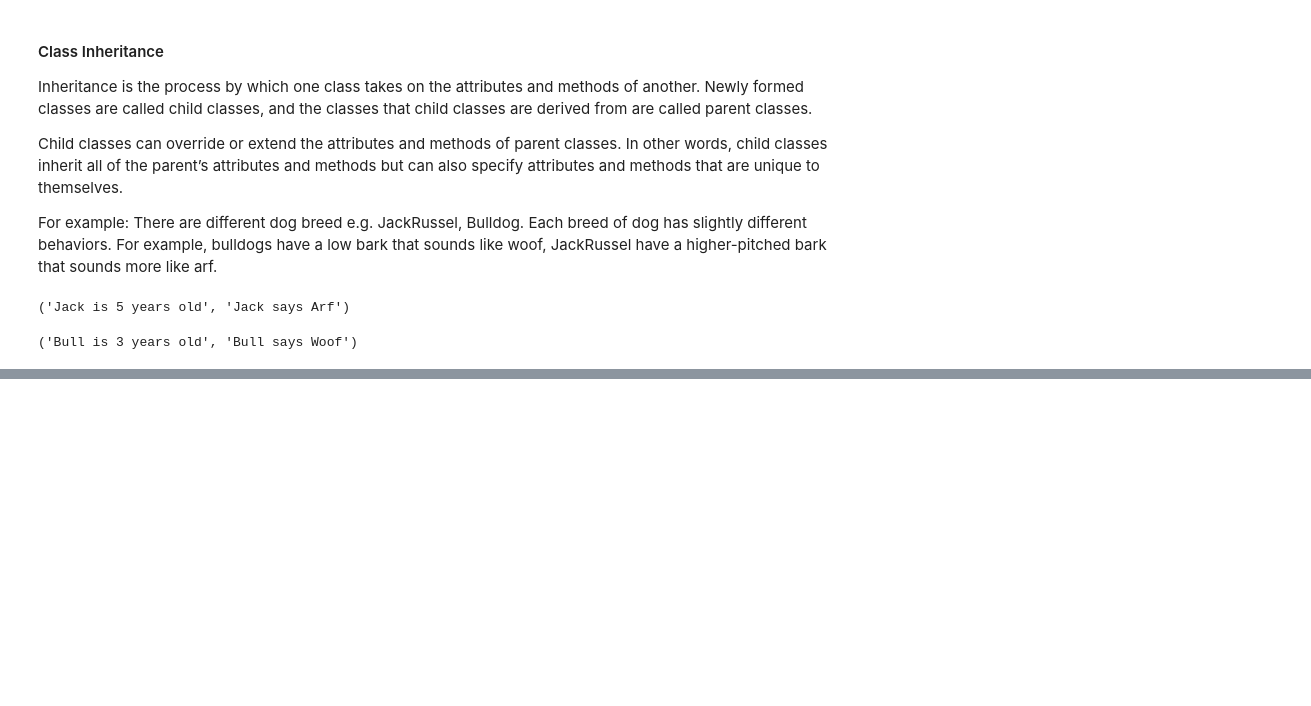
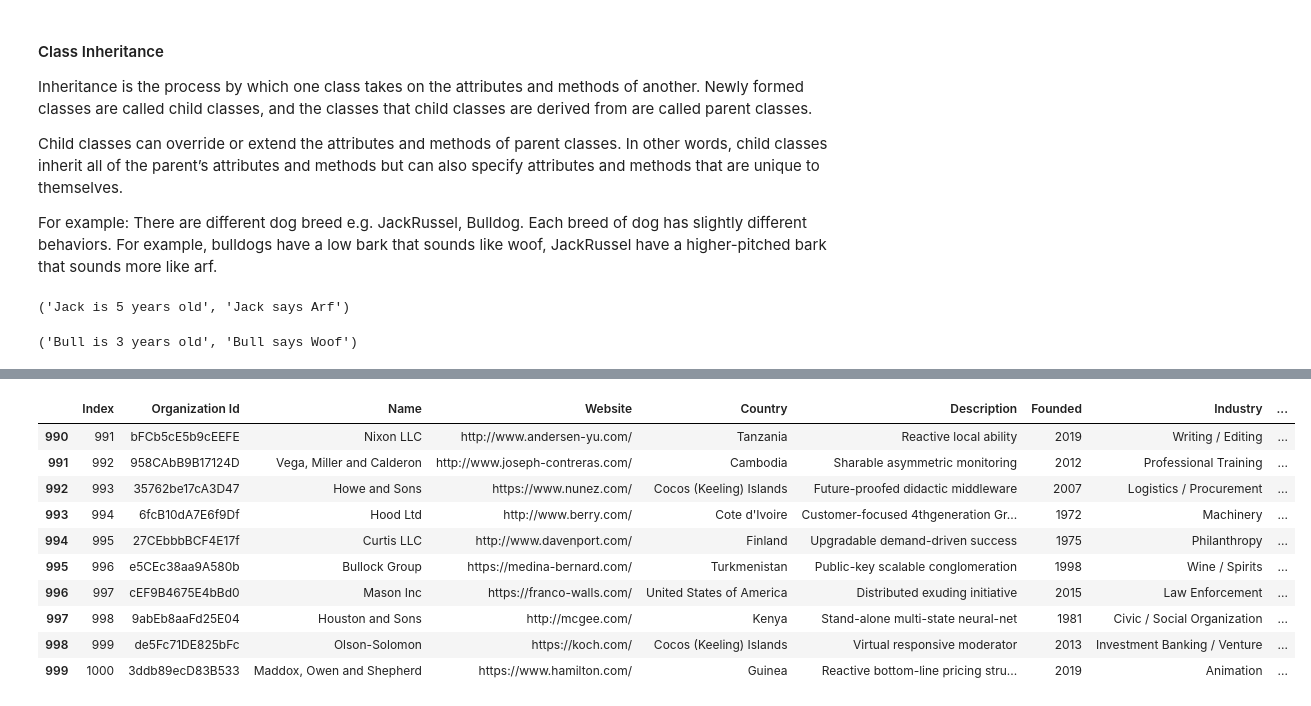
Before and after one commit to ZanaOkcuoglu/spikeUp, a Jupyter notebook: DS_deepdive_3.ipynb, the cells around one changed output, grey strips where cells are left out. Drawn from its saved outputs; the diff is of its cells as text; code cells hidden in the pictures; blank space fills up the shorter version.

```diff
--- a/DS_deepdive_3.ipynb
+++ b/DS_deepdive_3.ipynb
@@ -1563,0 +1664,15 @@ bull.description(), bull.speak()
+# %%
+# This function shows the tail of the data frame, meaning the last 10 rows (here we did specify the amount of rows that we want to see)
+org_data.tail(10)
+# %% [output]
+|  | Index | Organization Id | Name | Website | Country | Description | Founded | Industry | ... |
+| 990 | 991 | bFCb5cE5b9cEEFE | Nixon LLC | http://www.andersen-yu.com/ | Tanzania | Reactive local ability | 2019 | Writing / Editing | ... |
+| 991 | 992 | 958CAbB9B17124D | Vega, Miller and Calderon | http://www.joseph-contreras.com/ | Cambodia | Sharable asymmetric monitoring | 2012 | Professional Training | ... |
+| 992 | 993 | 35762be17cA3D47 | Howe and Sons | https://www.nunez.com/ | Cocos (Keeling) Islands | Future-proofed didactic middleware | 2007 | Logistics / Procurement | ... |
+| 993 | 994 | 6fcB10dA7E6f9Df | Hood Ltd | http://www.berry.com/ | Cote d'Ivoire | Customer-focused 4thgeneration Gr... | 1972 | Machinery | ... |
+| 994 | 995 | 27CEbbbBCF4E17f | Curtis LLC | http://www.davenport.com/ | Finland | Upgradable demand-driven success | 1975 | Philanthropy | ... |
+| 995 | 996 | e5CEc38aa9A580b | Bullock Group | https://medina-bernard.com/ | Turkmenistan | Public-key scalable conglomeration | 1998 | Wine / Spirits | ... |
+| 996 | 997 | cEF9B4675E4bBd0 | Mason Inc | https://franco-walls.com/ | United States of America | Distributed exuding initiative | 2015 | Law Enforcement | ... |
+| 997 | 998 | 9abEb8aaFd25E04 | Houston and Sons | http://mcgee.com/ | Kenya | Stand-alone multi-state neural-net | 1981 | Civic / Social Organization | ... |
+| 998 | 999 | de5Fc71DE825bFc | Olson-Solomon | https://koch.com/ | Cocos (Keeling) Islands | Virtual responsive moderator | 2013 | Investment Banking / Venture | ... |
+| 999 | 1000 | 3ddb89ecD83B533 | Maddox, Owen and Shepherd | https://www.hamilton.com/ | Guinea | Reactive bottom-line pricing stru... | 2019 | Animation | ... |
```
Also changed, not shown: parts of 28 cells of this notebook, 1 other file.
